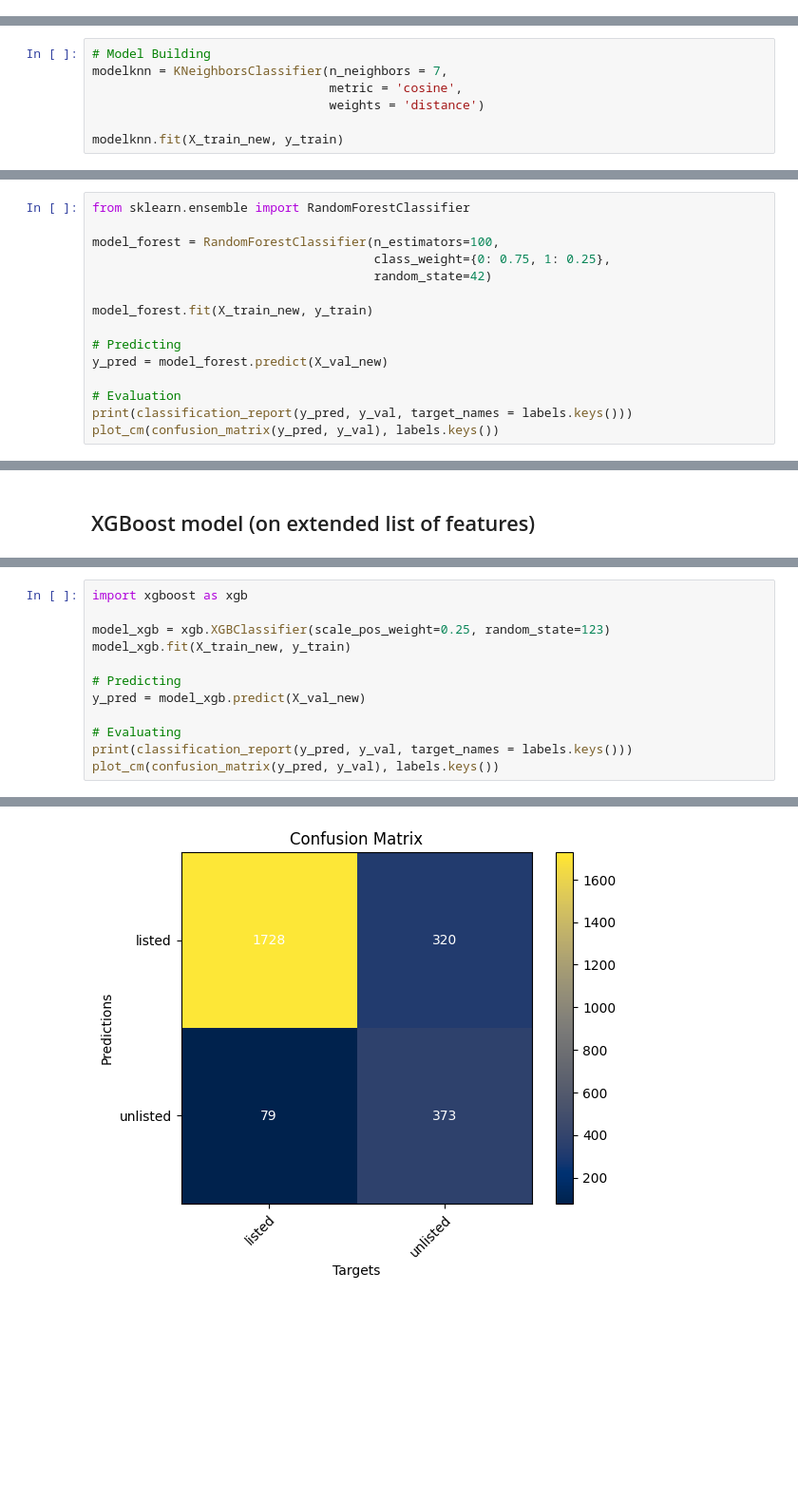
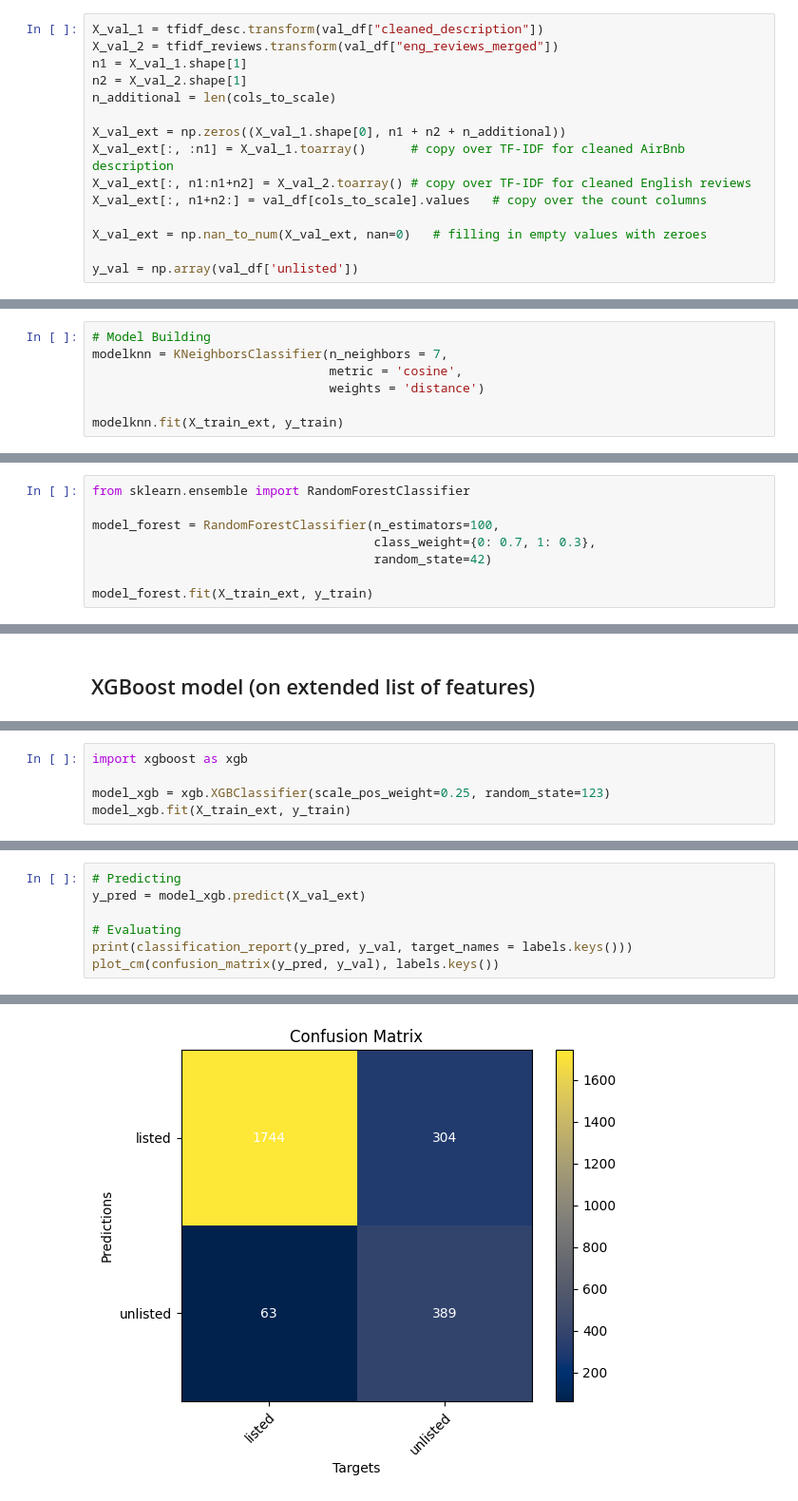
Before and after one commit to iryna-savchuk/TM_project, a Jupyter notebook: Analogue Lab 2 (TF-IDF and KNN, RF, XGBoost).ipynb, the cells around one changed output, grey strips where cells are left out. Shown at 95% size. Drawn from its saved outputs; the diff is of its cells as text; blank space fills up the shorter version.

```diff
--- a/Analogue Lab 2 (TF-IDF and KNN, RF, XGBoost).ipynb
+++ b/Analogue Lab 2 (TF-IDF and KNN, RF, XGBoost).ipynb
@@ -322,0 +347,15 @@ y_val = np.array(val_df['unlisted'])
+# %%
+X_val_1 = tfidf_desc.transform(val_df["cleaned_description"])
+X_val_2 = tfidf_reviews.transform(val_df["eng_reviews_merged"])
+n1 = X_val_1.shape[1]
+n2 = X_val_2.shape[1]
+n_additional = len(cols_to_scale)
+
+X_val_ext = np.zeros((X_val_1.shape[0], n1 + n2 + n_additional))
+X_val_ext[:, :n1] = X_val_1.toarray()      # copy over TF-IDF for cleaned AirBnb description
+X_val_ext[:, n1:n1+n2] = X_val_2.toarray() # copy over TF-IDF for cleaned English reviews
+X_val_ext[:, n1+n2:] = val_df[cols_to_scale].values   # copy over the count columns
+
+X_val_ext = np.nan_to_num(X_val_ext, nan=0)   # filling in empty values with zeroes
+
+y_val = np.array(val_df['unlisted'])
@@ -328,7 +371,7 @@ modelknn = KNeighborsClassifier(n_neighbors = 7,
                                 metric = 'cosine',
                                 weights = 'distance')
 
-modelknn.fit(X_train_new, y_train)
+modelknn.fit(X_train_ext, y_train)
 # %% [output]
 KNeighborsClassifier(metric='cosine', n_neighbors=7, weights='distance')
 # %%
@@ -354,15 +397,8 @@ weighted avg       0.86      0.85      0.86      2500
 from sklearn.ensemble import RandomForestClassifier
 
 model_forest = RandomForestClassifier(n_estimators=100,
-                                      class_weight={0: 0.75, 1: 0.25},
+                                      class_weight={0: 0.7, 1: 0.3},
                                       random_state=42)
 
-model_forest.fit(X_train_new, y_train)
-
-# Predicting
-y_pred = model_forest.predict(X_val_new)
-
-# Evaluation
-print(classification_report(y_pred, y_val, target_names = labels.keys()))
-plot_cm(confusion_matrix(y_pred, y_val), labels.keys())
+model_forest.fit(X_train_ext, y_train)
 # %% [output]
@@ -385,0 +425,5 @@ In addition to XGBoost, there are other classification models that are commonly
+# %%
+import xgboost as xgb
+
+model_xgb = xgb.XGBClassifier(scale_pos_weight=0.25, random_state=123)
+model_xgb.fit(X_train_ext, y_train)
@@ -386,11 +442,6 @@ In addition to XGBoost, there are other classification models that are commonly
 # %%
-import xgboost as xgb
-
-model_xgb = xgb.XGBClassifier(scale_pos_weight=0.25, random_state=123)
-model_xgb.fit(X_train_new, y_train)
-
 # Predicting
-y_pred = model_xgb.predict(X_val_new)
+y_pred = model_xgb.predict(X_val_ext)
 
 # Evaluating
 print(classification_report(y_pred, y_val, target_names = labels.keys()))
@@ -407 +458 @@ weighted avg       0.88      0.84      0.85      2500
-[figure, old version]
+[figure, new version]
```
Also changed, not shown: parts of 26 cells of this notebook, 1 other file.
